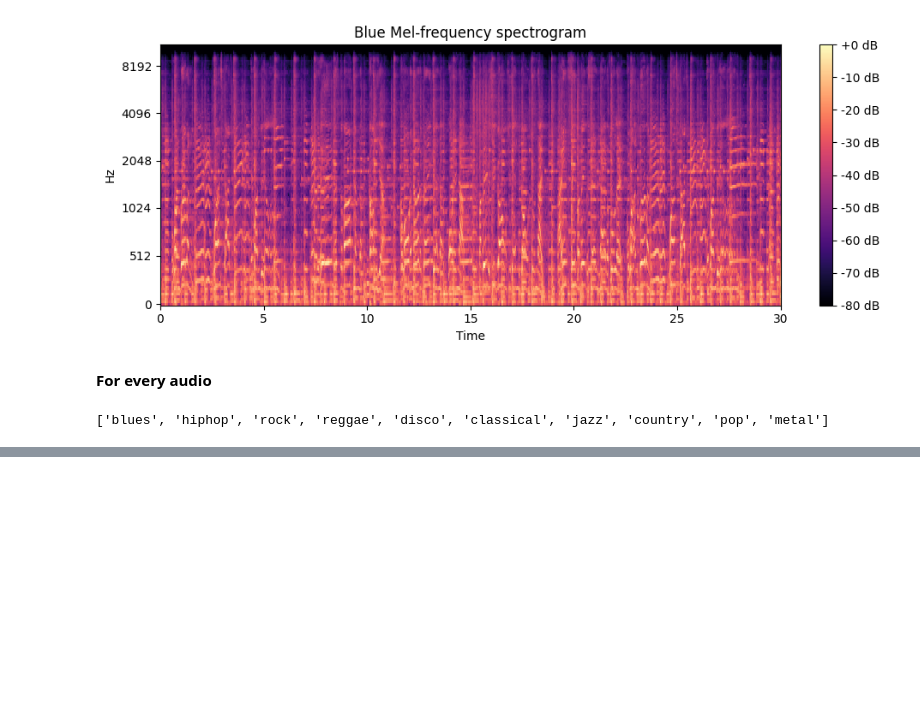
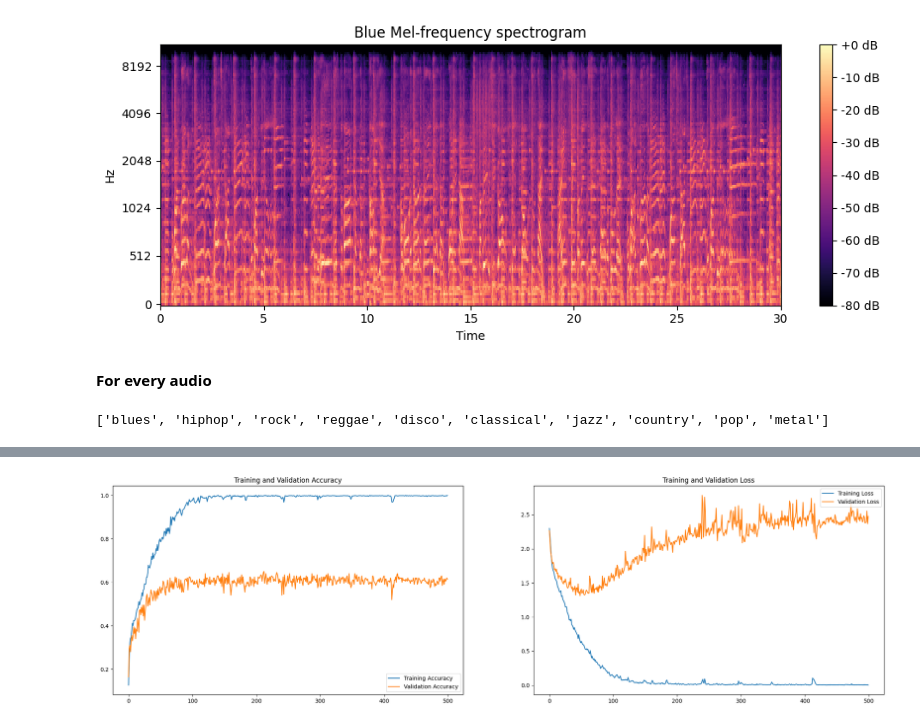
Before and after one commit to Rajesheeda/Music-Genre-Identification, a Jupyter notebook: DL_Music__genre_Classification.ipynb, the cells around one changed output, grey strips where cells are left out. Saved outputs shown, nothing was run; the diff lists cells and outputs as text; code cells hidden in the pictures; blank space fills up the shorter version.

Commit message:
Added CNN model , Transfer Model for classification of music genre

```diff
--- a/DL_Music__genre_Classification.ipynb
+++ b/DL_Music__genre_Classification.ipynb
@@ -224,0 +361,19 @@ Mounted at /content/drive
+# %%
+model = Sequential()
+model.add(Conv2D(32,3,padding="same", activation="relu", input_shape=(256,256,3)))
+model.add(MaxPool2D())
+
+model.add(Conv2D(32, 3, padding="same", activation="relu"))
+model.add(MaxPool2D())
+
+model.add(Conv2D(64, 3, padding="same", activation="relu"))
+model.add(MaxPool2D())
+
+model.add(Dropout(0.4))
+
+model.add(Flatten())
+model.add(Dense(128,activation="relu"))
+model.add(Dense(64,activation="relu"))
+model.add(Dense(10, activation="softmax"))
+
+model.summary()
@@ -224,0 +402,5 @@ Mounted at /content/drive
+# %%
+opt = Adam(learning_rate=0.0001)
+model.compile(optimizer = opt , loss = tf.keras.losses.SparseCategoricalCrossentropy(from_logits=True) , metrics = ['accuracy'])
+# %%
+history = model.fit(x_train,y_train,epochs = 400, validation_data = (x_val, y_val))
@@ -224,0 +432,23 @@ Mounted at /content/drive
+# %%
+acc = history.history['accuracy']
+val_acc = history.history['val_accuracy']
+loss = history.history['loss']
+val_loss = history.history['val_loss']
+
+epochs_range = range(500)
+
+plt.figure(figsize=(25, 15))
+plt.subplot(2, 2, 1)
+plt.plot(epochs_range, acc, label='Training Accuracy')
+plt.plot(epochs_range, val_acc, label='Validation Accuracy')
+plt.legend(loc='lower right')
+plt.title('Training and Validation Accuracy')
+
+plt.subplot(2, 2, 2)
+plt.plot(epochs_range, loss, label='Training Loss')
+plt.plot(epochs_range, val_loss, label='Validation Loss')
+plt.legend(loc='upper right')
+plt.title('Training and Validation Loss')
+plt.show()
+# %% [output]
+[figure, added]
```
Also changed, not shown: parts of 59 cells of this notebook.
